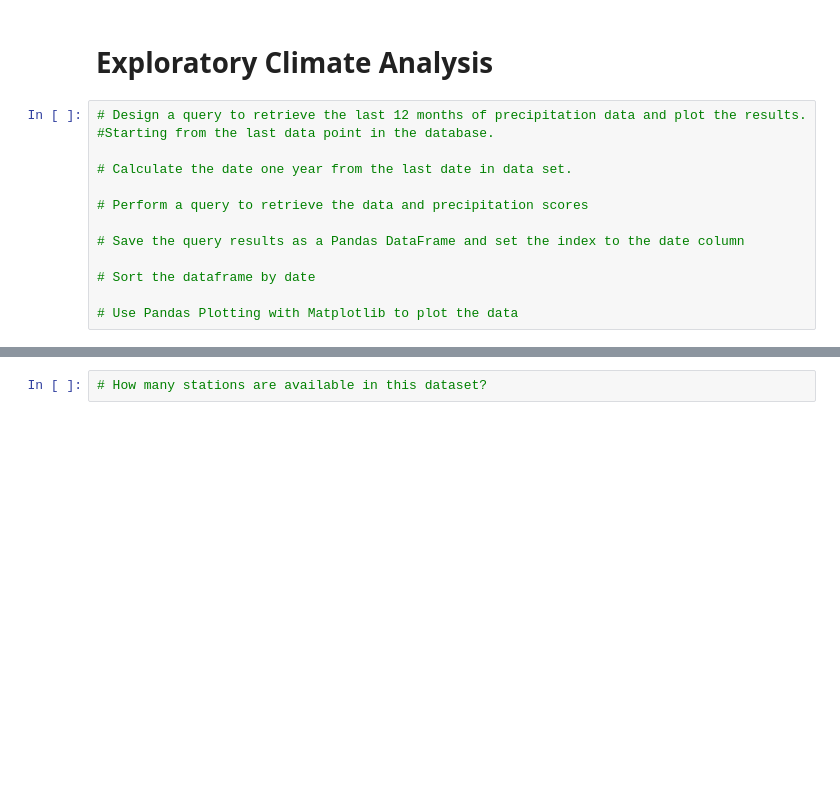
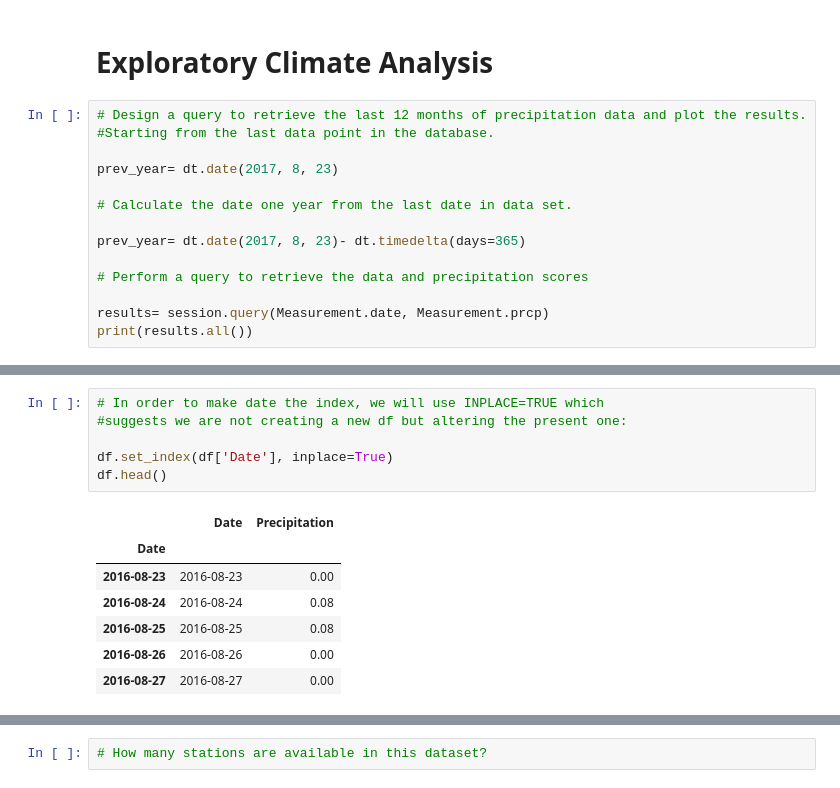
Before and after one commit to SoumyaAbraham/Surfs_Up, a Jupyter notebook: climate_analysis.ipynb, the cells around one changed output, grey strips where cells are left out. Saved outputs shown, nothing was run; the diff lists cells and outputs as text; blank space fills up the shorter version.

```diff
--- a/climate_analysis.ipynb
+++ b/climate_analysis.ipynb
@@ -49,12 +49,13 @@ session = Session(engine)
 # Design a query to retrieve the last 12 months of precipitation data and plot the results.
 #Starting from the last data point in the database.
 
+prev_year= dt.date(2017, 8, 23)
+
 # Calculate the date one year from the last date in data set.
+
+prev_year= dt.date(2017, 8, 23)- dt.timedelta(days=365)
 
 # Perform a query to retrieve the data and precipitation scores
 
-# Save the query results as a Pandas DataFrame and set the index to the date column
-
-# Sort the dataframe by date
-
-# Use Pandas Plotting with Matplotlib to plot the data
+results= session.query(Measurement.date, Measurement.prcp)
+print(results.all())
@@ -60,0 +83,14 @@ session = Session(engine)
+# %%
+# In order to make date the index, we will use INPLACE=TRUE which
+#suggests we are not creating a new df but altering the present one:
+
+df.set_index(df['Date'], inplace=True)
+df.head()
+# %% [output]
+|  | Date | Precipitation |
+| Date |  |  |
+| 2016-08-23 | 2016-08-23 | 0.00 |
+| 2016-08-24 | 2016-08-24 | 0.08 |
+| 2016-08-25 | 2016-08-25 | 0.08 |
+| 2016-08-26 | 2016-08-26 | 0.00 |
+| 2016-08-27 | 2016-08-27 | 0.00 |
```
Also changed, not shown: parts of 7 cells of this notebook.
